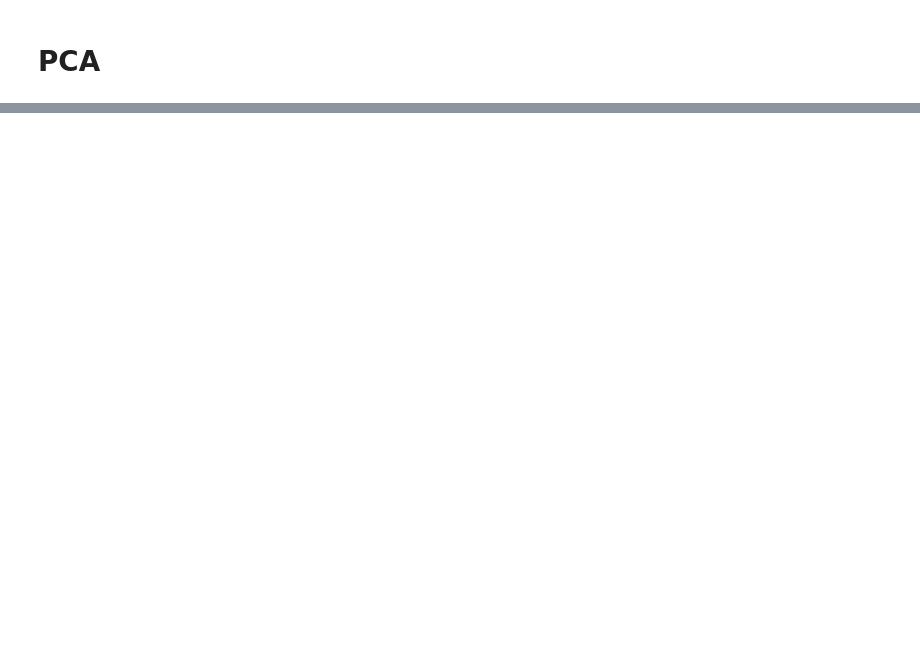
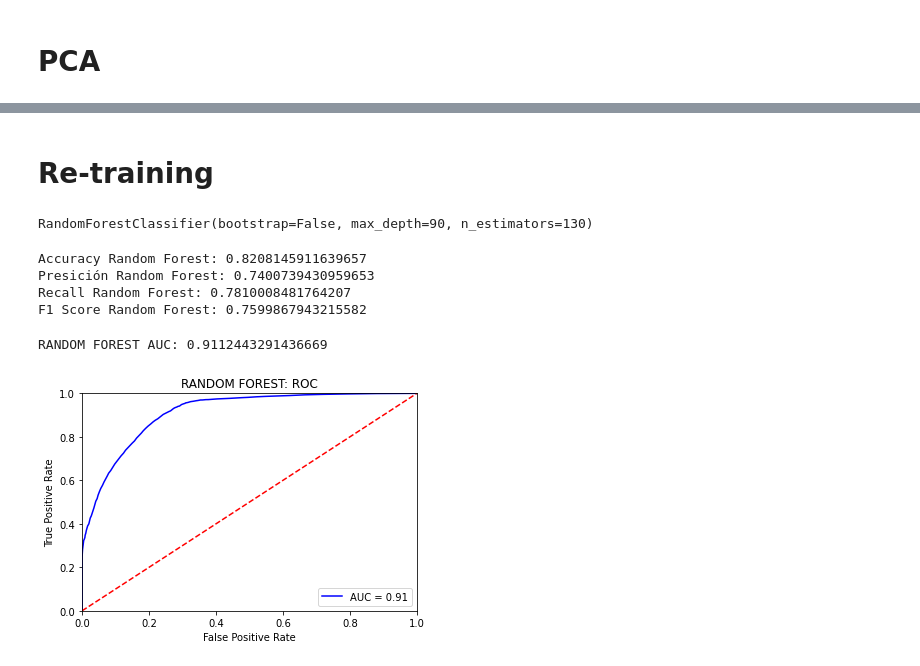
Before and after one commit to LeoRosaGarcia/proyecto-data-science-coderhouse, a Jupyter notebook: Notebook.ipynb, the cells around one changed output, grey strips where cells are left out. Saved outputs shown, nothing was run; the diff lists cells and outputs as text; code cells hidden in the pictures; blank space fills up the shorter version.

```diff
--- a/Notebook.ipynb
+++ b/Notebook.ipynb
@@ -480,0 +649,3 @@ y = data.loc[:,['popularity_cat']].values
+# %%
+X = df_dummy.drop(columns=["es_fumador"])
+y = df_dummy.es_fumador
@@ -480,0 +731,2 @@ y = data.loc[:,['popularity_cat']].values
+# %%
+x_train, x_test, y_train, y_test = train_test_split(X, y, test_size = 0.3, random_state = 0)
@@ -480,0 +1340,20 @@ y = data.loc[:,['popularity_cat']].values
+# %% [markdown]
+# **Re-training**
+# %%
+#RANDOM FOREST
+rfc_v2 = RandomForestClassifier(n_estimators=130,
+                                min_samples_split=2,
+                                min_samples_leaf=1,
+                                max_features="sqrt",
+                                max_depth=90,
+                                bootstrap=False)
+# %%
+#RANDOM FOREST
+x_train_rf_v2 = x_train
+y_train_rf_v2 = y_train
+x_test_rf_v2 = x_test
+y_test_rf_v2 = y_test
+
+rfc_v2.fit(x_train_rf_v2, y_train_rf_v2)
+# %% [output]
+RandomForestClassifier(bootstrap=False, max_depth=90, n_estimators=130)
@@ -480,0 +1364,34 @@ y = data.loc[:,['popularity_cat']].values
+# %%
+print(f"Accuracy Random Forest: {accuracy_score(y_test_rf_v2, y_test_pred_rf_v2)}")
+print(f"Presición Random Forest: {precision_score(y_test_rf_v2, y_test_pred_rf_v2)}")
+print(f"Recall Random Forest: {recall_score(y_test_rf_v2, y_test_pred_rf_v2)}")
+print(f"F1 Score Random Forest: {f1_score(y_test_rf_v2, y_test_pred_rf_v2)}")
+# %% [output]
+Accuracy Random Forest: 0.8208145911639657
+Presición Random Forest: 0.7400739430959653
+Recall Random Forest: 0.7810008481764207
+F1 Score Random Forest: 0.7599867943215582
+# %%
+#RANDOM FOREST
+class_probabilities_rfc_v2 = rfc_v2.predict_proba(x_test_rf_v2)
+preds_rfc_v2 = class_probabilities_rfc_v2[:, 1]
+
+fpr_rfc_v2, tpr_rfc_v2, threshold_rfc_v2 = roc_curve(y_test_rf_v2, preds_rfc_v2)
+roc_auc_rfc_v2 = auc(fpr_rfc_v2, tpr_rfc_v2)
+
+# AUC
+print(f"RANDOM FOREST AUC: {roc_auc_rfc_v2}")
+
+# Gráfica de la Curva ROC
+plt.title('RANDOM FOREST: ROC')
+plt.plot(fpr_rfc_v2, tpr_rfc_v2, 'b', label = 'AUC = %0.2f' % roc_auc_rfc_v2)
+plt.legend(loc = 'lower right')
+plt.plot([0, 1], [0, 1],'r--')
+plt.xlim([0, 1])
+plt.ylim([0, 1])
+plt.ylabel('True Positive Rate')
+plt.xlabel('False Positive Rate')
+plt.show()
+# %% [output]
+RANDOM FOREST AUC: 0.9112443291436669
+[figure, added]
```
Also changed, not shown: parts of 132 cells of this notebook, 1 other file.
